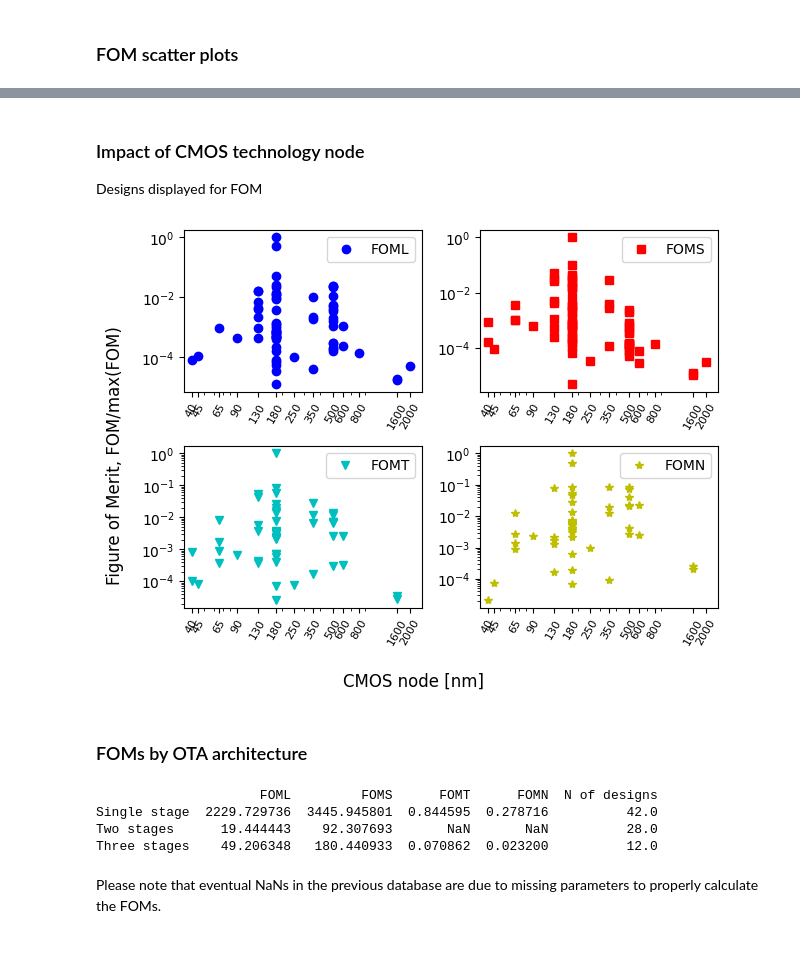
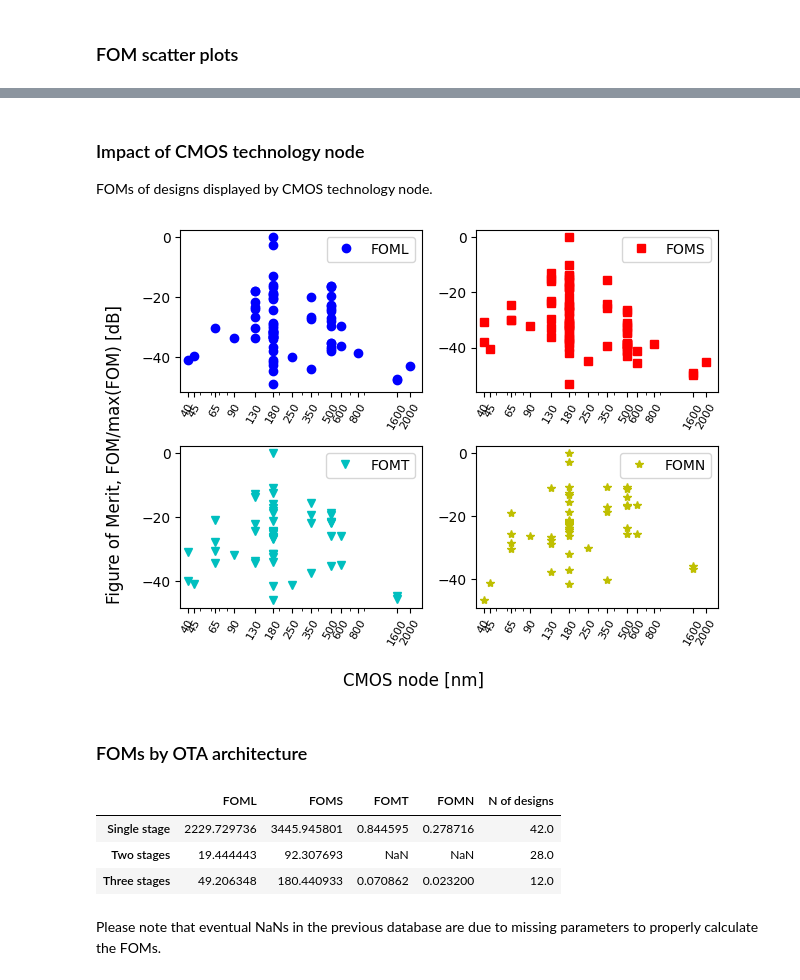
Before and after one commit to michele-dei/OTA-settling-survey, a Jupyter notebook: ota-settling-survey.ipynb, the cells around one changed output, grey strips where cells are left out. Cells and saved outputs as stored; diff of their text form; code cells hidden in the pictures; blank space fills up the shorter version.

```diff
--- a/ota-settling-survey.ipynb
+++ b/ota-settling-survey.ipynb
@@ -16,10 +16,17 @@ The **namespace** is populated with variables corresponding to the column name o
 import numpy as np
 import pandas as pd
 import matplotlib.pyplot as plt
+pd.options.mode.chained_assignment = None  # default='warn'
+from IPython.display import display
 
 x0 = pd.read_excel('ota-settling-survey.xlsx', header=1)
 units = x0.iloc[0]
 x = x0.iloc[1:]
+
+# Global swicth variable to filter the designs only to measured results
+exclude_simulation_results = False
+if exclude_simulation_results:
+    x = x.loc[x['EXPM']=='Measured']
 
 DOI = np.array(x['DOI'])
 AU1 = np.array(x['AU1'])
@@ -97,0 +72,6 @@ x.loc[:, 'FOMN'] = pd.Series(FOMN)
+# %%
+# extract worst-case conditions (ignores NaNs)
+SR = np.fmin(SRP, SRN)
+TS = np.fmax(TSP, TSN)
+x['SR'] = SR.tolist()
+x['TS'] = TS.tolist()
@@ -220,33 +284,32 @@ ax.grid()
 # %% [markdown]
 ### Impact of CMOS technology node
 
-Designs displayed for FOM
+FOMs of designs displayed by CMOS technology node.
 # %%
 fig, ax = plt.subplots(nrows=2, ncols=2)
 
 from matplotlib import ticker
+def dB(a, m=10):
+    return m*np.log10(a)
 
-ax[0,0].plot(CMOS, FOML/max(FOML), 'bo', label='FOML')
-ax[0,1].plot(CMOS, FOMS/max(FOMS), 'rs', label='FOMS')
-ax[1,0].plot(CMOS, FOMT/max(FOMT), 'cv', label='FOMT')
-ax[1,1].plot(CMOS, FOMN/max(FOMN), 'y*', label='FOMN')
+ax[0,0].plot(CMOS, dB(FOML/max(FOML)), 'bo', label='FOML')
+ax[0,1].plot(CMOS, dB(FOMS/max(FOMS)), 'rs', label='FOMS')
+ax[1,0].plot(CMOS, dB(FOMT/max(FOMT)), 'cv', label='FOMT')
+ax[1,1].plot(CMOS, dB(FOMN/max(FOMN)), 'y*', label='FOMN')
 for i in range(4):
     j, k = i%2, int(i/2)%2
     ax[j,k].set_xscale('log')
-    ax[j,k].set_yscale('log')
     ax[j,k].legend()
-    #ax[j,k].set_xlabel('CMOS node [nm]')
-    #ax[j,k].set_ylabel('Figure of Merit,\n FOM/max(FOM)')
     CMOS_no_dups = list(dict.fromkeys(CMOS))
     ax[j,k].xaxis.set_ticks(CMOS_no_dups)
     ax[j,k].set_xticklabels(ax[j,k].get_xticks(), rotation=60, fontsize=8)
     ax[j,k].set_xlim([35, 2500])
 fig.supxlabel('CMOS node [nm]')
-fig.supylabel('Figure of Merit, FOM/max(FOM)')
+fig.supylabel('Figure of Merit, FOM/max(FOM) [dB]')
 fig.tight_layout()
 pass
 # %% [output]
-[figure, old version]
+[figure, new version]
 # %% [markdown]
 ### FOMs by OTA architecture
 # %%
@@ -268,12 +331,12 @@ column_values = ['FOML', 'FOMS', 'FOMT', 'FOMN', 'N of designs']
 x_max = pd.DataFrame(data = FOM_max,
                   index = index_values,
                   columns = column_values)
-print(x_max)
+display(x_max)
 # %% [output]
-                     FOML         FOMS      FOMT      FOMN  N of designs
-Single stage  2229.729736  3445.945801  0.844595  0.278716          42.0
-Two stages      19.444443    92.307693       NaN       NaN          28.0
-Three stages    49.206348   180.440933  0.070862  0.023200          12.0
+|  | FOML | FOMS | FOMT | FOMN | N of designs |
+| Single stage | 2229.729736 | 3445.945801 | 0.844595 | 0.278716 | 42.0 |
+| Two stages | 19.444443 | 92.307693 | NaN | NaN | 28.0 |
+| Three stages | 49.206348 | 180.440933 | 0.070862 | 0.023200 | 12.0 |
 # %% [markdown]
 Please note that eventual NaNs in the previous database are due to missing parameters to properly calculate the FOMs.
 # %% [markdown]
```
Also changed, not shown: parts of 9 cells of this notebook.
